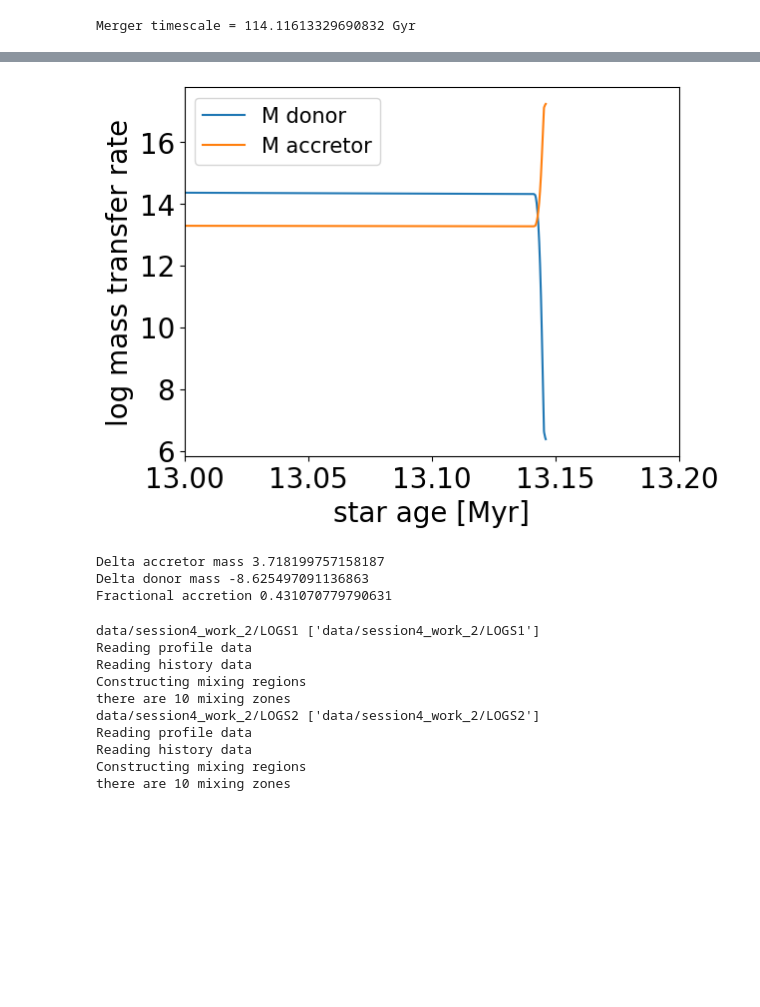
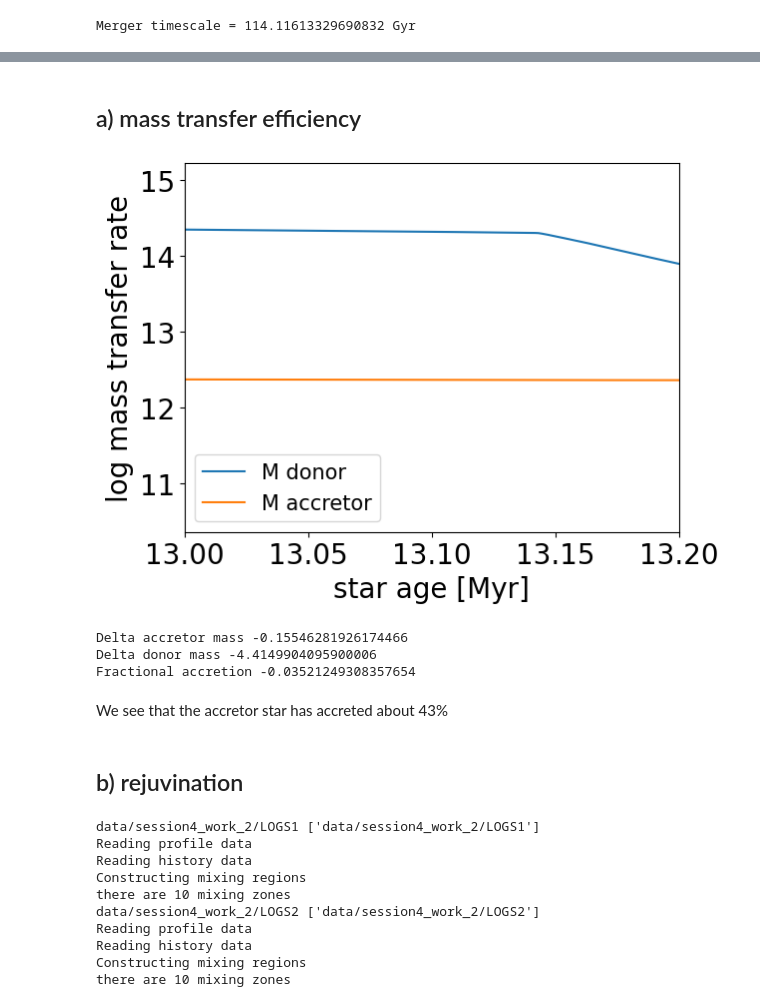
Before and after one commit to LiekeVanSon/ASBE-course, a Jupyter notebook: practicum/session4/solutions_session4/solutions_session4.ipynb, the cells around one changed output, grey strips where cells are left out. Drawn from its saved outputs; the diff is of its cells as text; code cells hidden in the pictures; blank space fills up the shorter version.

Commit message:
fixing last bit of MESA session 4

```diff
--- a/practicum/session4/solutions_session4/solutions_session4.ipynb
+++ b/practicum/session4/solutions_session4/solutions_session4.ipynb
@@ -345,27 +272,32 @@ The main effect of accretion is the compression of underlying layers which relea
+# %% [markdown]
+## a) mass transfer efficiency
 # %%
-binary_history_2 = mr.MesaData('./data/session4_work_2/binary_history.data')
-
+binary_history = mr.MesaData('./data/session4_work_2_1/binary_history.data')
 
 # Donor mass
-plt.plot(binary_history_2.age/1e6, binary_history_2.star_1_mass, label = 'M donor')
-plt.plot(binary_history_2.age/1e6, binary_history_2.star_2_mass, label = 'M accretor')
+plt.plot(binary_history.age/1e6, binary_history.star_1_mass, label = 'M donor')
+plt.plot(binary_history.age/1e6, binary_history.star_2_mass, label = 'M accretor')
 
 plt.xlim(13.0,13.2)
 # plt.ylim(0,12)
 plt.xlabel('star age [Myr]',fontsize = 20)
 plt.ylabel('log mass transfer rate', fontsize = 20)
 plt.tick_params(axis='both', which='major', labelsize=20)
 plt.legend(fontsize = 15)
 plt.show()
 
-dma = binary_history_2.star_2_mass[-1] - binary_history_2.star_2_mass[0]
-dmd = binary_history_2.star_1_mass[-1] - binary_history_2.star_1_mass[0]
+dma = binary_history.star_2_mass[-1] - binary_history.star_2_mass[0]
+dmd = binary_history.star_1_mass[-1] - binary_history.star_1_mass[0]
 print(f"Delta accretor mass {dma}")
 print(f"Delta donor mass {dmd}")
 print(f"Fractional accretion {dma / abs(dmd)}")
 # %% [output]
-[figure, old version]
+[figure, new version]
-Delta accretor mass 3.718199757158187
-Delta donor mass -8.625497091136863
-Fractional accretion 0.431070779790631
+Delta accretor mass -0.15546281926174466
+Delta donor mass -4.4149904095900006
+Fractional accretion -0.03521249308357654
+# %% [markdown]
+We see that the accretor star has accreted about 43%
+# %% [markdown]
+## b) rejuvination
 # %%
```
Also changed, not shown: parts of 33 cells of this notebook, 16 other files.
